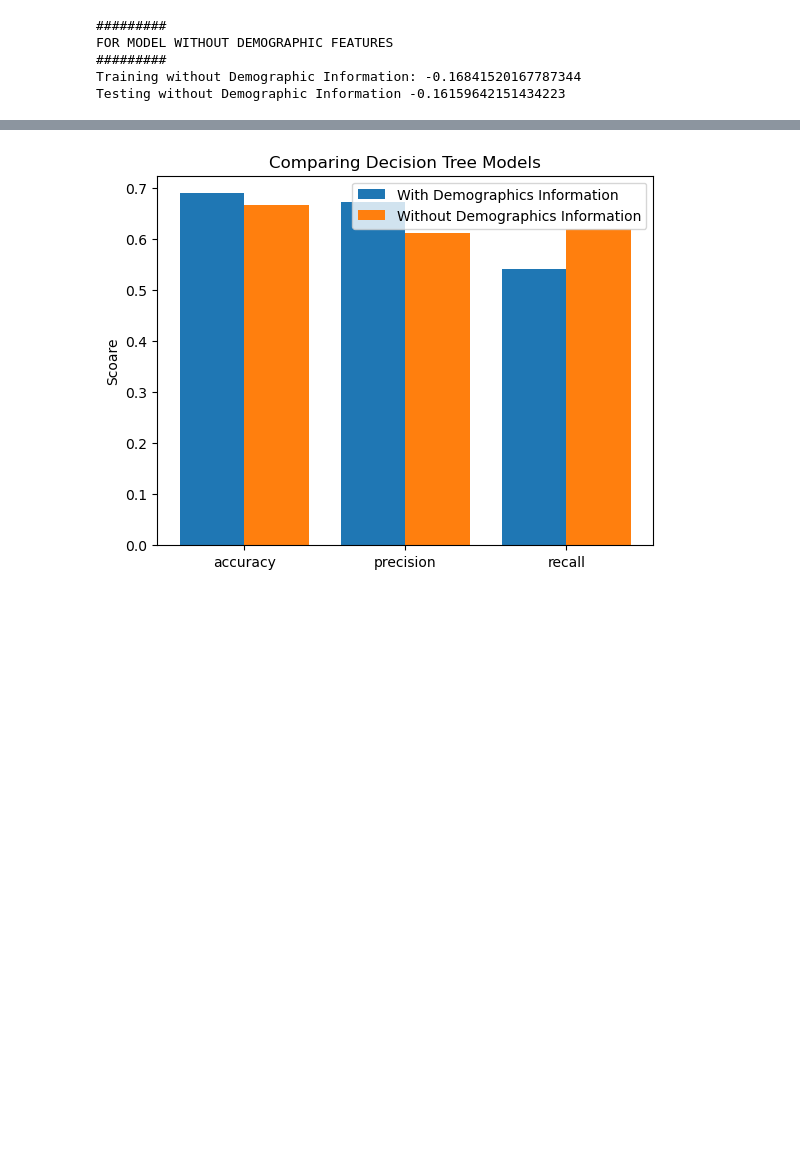
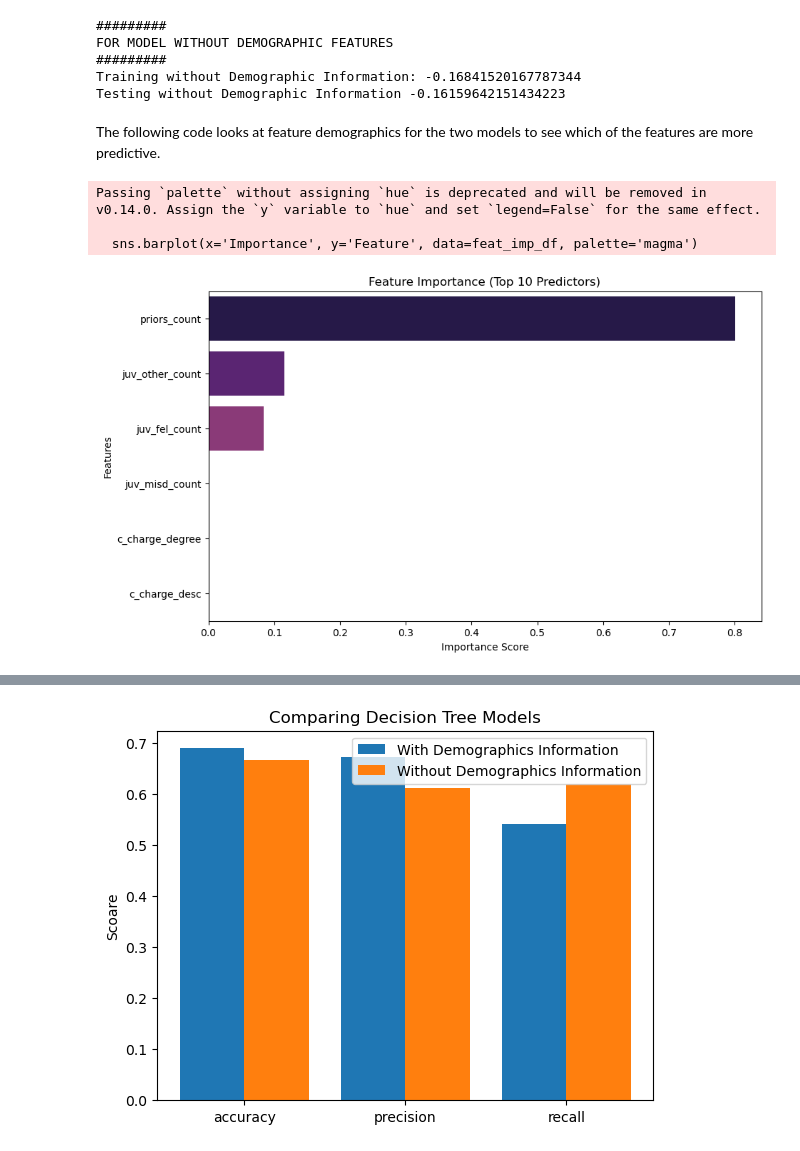
Before and after one commit to qlu223/Recidivism-Analysis, a Jupyter notebook: DecisionTrees/decision_tree_implementation.ipynb, the cells around one changed output, grey strips where cells are left out. Cells and saved outputs as stored; diff of their text form; code cells hidden in the pictures; blank space fills up the shorter version.

Commit message:
adding more graphs

```diff
--- a/DecisionTrees/decision_tree_implementation.ipynb
+++ b/DecisionTrees/decision_tree_implementation.ipynb
@@ -13,6 +14,15 @@ from sklearn.preprocessing import LabelEncoder
 df = pd.read_csv("../Data/compas-scores-two-years.csv")
 
 # filtering all data except relevant features
+
+def get_columns_val(filtered = None):
+    the_df = df.drop(columns=['id', 'name', 'first', 'last', 'dob', 'age_cat', 'type_of_assessment', 'compas_screening_date','c_case_number', 'c_case_number', 'c_offense_date', 'c_arrest_date', 'c_days_from_compas', 'decile_score', 'score_text', 'is_recid', 'is_violent_recid', 'event', 'v_type_of_assessment', 'v_decile_score', 'v_score_text', 'v_screening_date', 'in_custody', 'out_custody', 'start', 'end', 'c_jail_in', 'c_jail_out', 'r_case_number', 'r_charge_degree', 'r_days_from_arrest', 'r_offense_date', 'r_charge_desc', 'r_jail_in', 'r_jail_out', 'vr_case_number', 'vr_charge_desc', 'vr_offense_date', 'screening_date', 'violent_recid', 'decile_score.1', 'priors_count.1', 'decile_score.1', 'days_b_screening_arrest', 'vr_charge_degree'])
+
+    if filtered != None:
+        the_df = the_df.drop(columns=['sex','age', 'race'])
+    return the_df.columns
+
+
 def filter_data():
 
     the_df = df.drop(columns=['id', 'name', 'first', 'last', 'dob', 'age_cat', 'type_of_assessment', 'compas_screening_date','c_case_number', 'c_case_number', 'c_offense_date', 'c_arrest_date', 'c_days_from_compas', 'decile_score', 'score_text', 'is_recid', 'is_violent_recid', 'event', 'v_type_of_assessment', 'v_decile_score', 'v_score_text', 'v_screening_date', 'in_custody', 'out_custody', 'start', 'end', 'c_jail_in', 'c_jail_out', 'r_case_number', 'r_charge_degree', 'r_days_from_arrest', 'r_offense_date', 'r_charge_desc', 'r_jail_in', 'r_jail_out', 'vr_case_number', 'vr_charge_desc', 'vr_offense_date', 'screening_date', 'violent_recid', 'decile_score.1', 'priors_count.1', 'decile_score.1', 'days_b_screening_arrest', 'vr_charge_degree'])
@@ -424,3 +440,28 @@ FOR MODEL WITHOUT DEMOGRAPHIC FEATURES
 #########
 Training without Demographic Information: -0.16841520167787344
 Testing without Demographic Information -0.16159642151434223
+# %% [markdown]
+The following code looks at feature demographics for the two models to see which of the features are more predictive.
+# %%
+feature_names = get_columns_val("True")
+feature_names= feature_names[0:len(feature_names)- 1]
+importances = second_decision_tree.feature_importances_
+
+feat_imp_df = pd.DataFrame({
+    'Feature': feature_names,
+    'Importance': importances
+}).sort_values(by='Importance', ascending=False)
+
+plt.figure(figsize=(10, 6))
+sns.barplot(x='Importance', y='Feature', data=feat_imp_df, palette='magma')
+
+plt.title('Feature Importance (Top 10 Predictors)')
+plt.xlabel('Importance Score')
+plt.ylabel('Features')
+plt.savefig("images/feature_importance_no_demographics.png")
+plt.show()
+# %% [output]
+Passing `palette` without assigning `hue` is deprecated and will be removed in v0.14.0. Assign the `y` variable to `hue` and set `legend=False` for the same effect.
+
+  sns.barplot(x='Importance', y='Feature', data=feat_imp_df, palette='magma')
+[figure, added]
```
Also changed, not shown: parts of 5 cells of this notebook, 2 other files.
